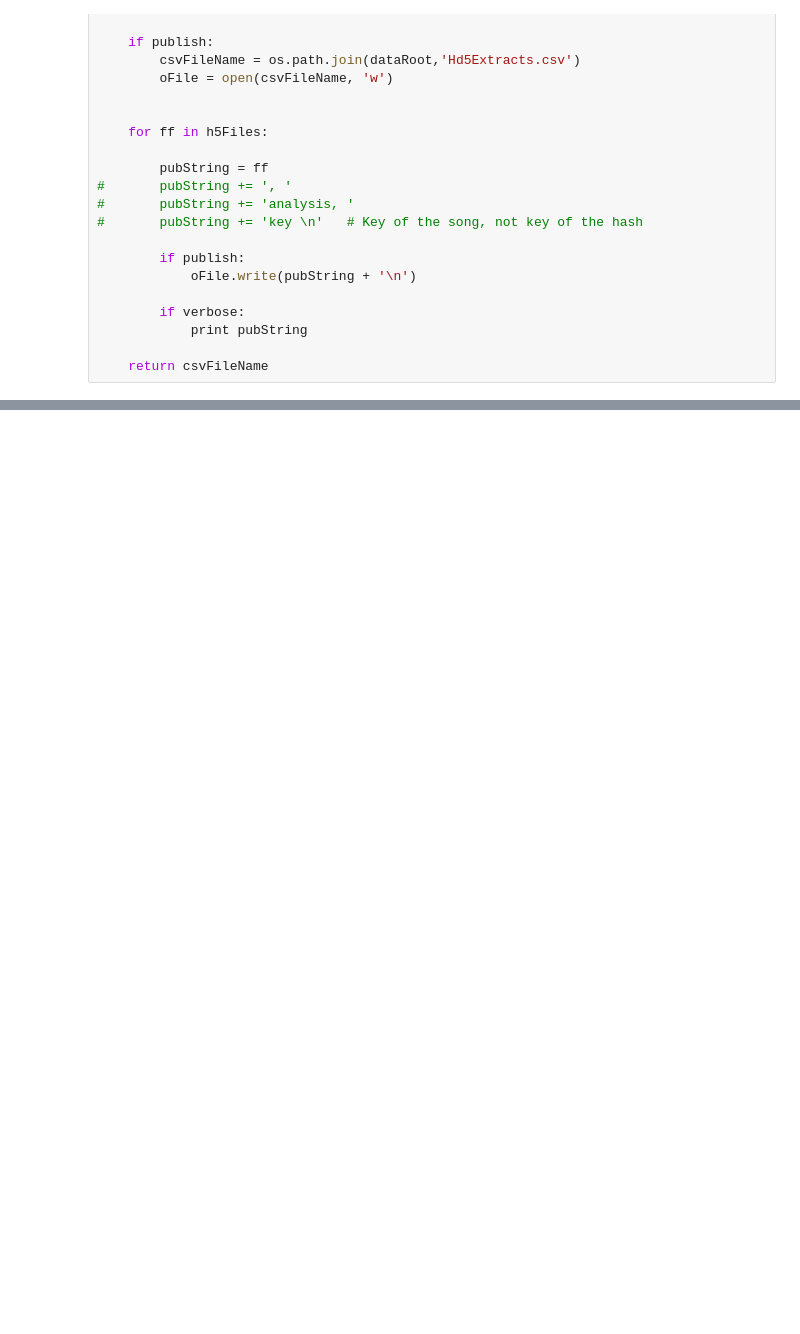
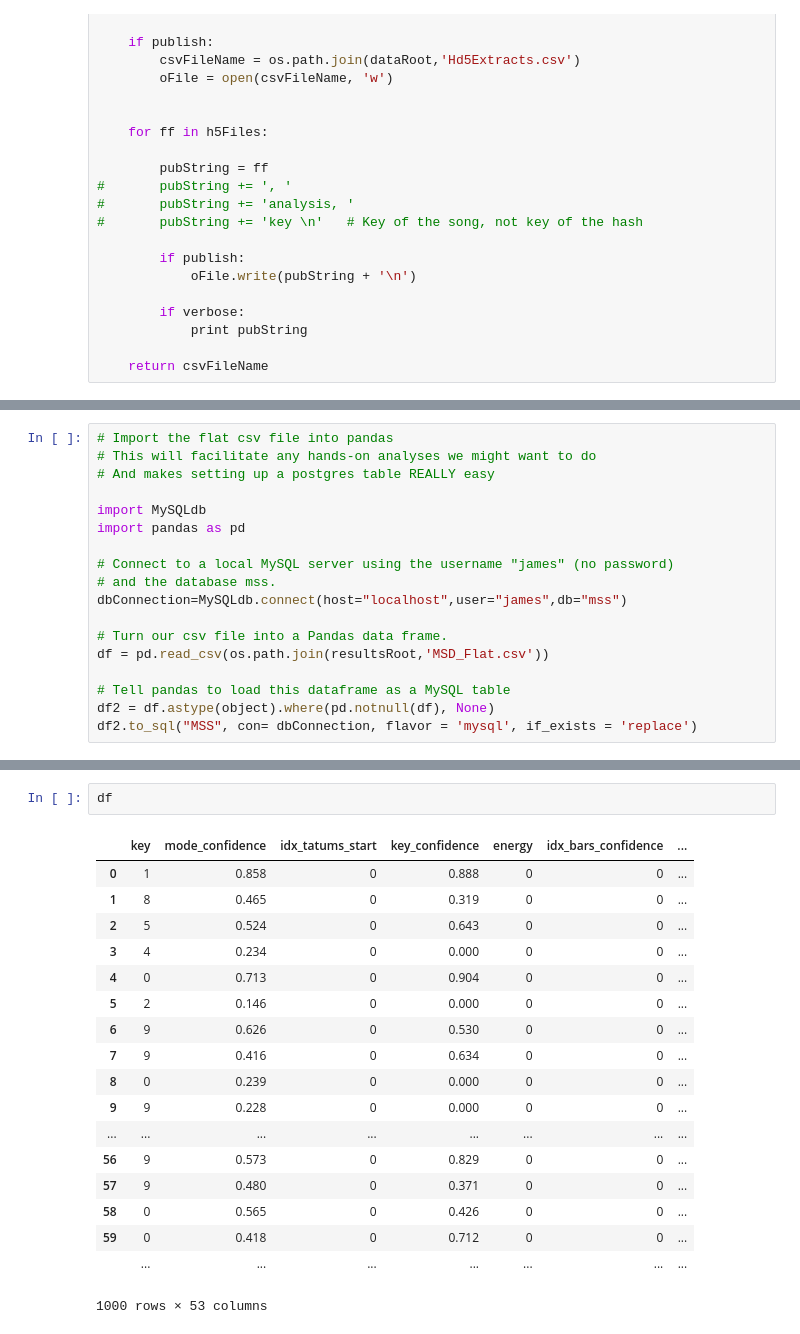
Before and after one commit to mjasek114/w205-Million-Song-Database, a Jupyter notebook: jupyter/extractCSVsubset.py.ipynb, the cells around one changed output, grey strips where cells are left out. Saved outputs shown, nothing was run; the diff lists cells and outputs as text; blank space fills up the shorter version.

Commit message:
Finished up extraction and database loading to MySQL

```diff
--- a/jupyter/extractCSVsubset.py.ipynb
+++ b/jupyter/extractCSVsubset.py.ipynb
@@ -173,3 +208,21 @@ with open(os.path.join(resultsRoot,'MSD_Flat.csv'), 'wb') as output_file:
 print '\n\n\tComplete.  CSV written to ', os.path.join(resultsRoot,'MSD_Flat.csv'), '\n\n'
 # %% [output]
         Complete.  CSV written to  /home/james/MIDS/mss/results/MSD_Flat.csv
+# %%
+# Import the flat csv file into pandas
+# This will facilitate any hands-on analyses we might want to do
+# And makes setting up a postgres table REALLY easy
+
+import MySQLdb
+import pandas as pd
+
+# Connect to a local MySQL server using the username "james" (no password)
+# and the database mss.
+dbConnection=MySQLdb.connect(host="localhost",user="james",db="mss")
+
+# Turn our csv file into a Pandas data frame.
+df = pd.read_csv(os.path.join(resultsRoot,'MSD_Flat.csv'))
+
+# Tell pandas to load this dataframe as a MySQL table
+df2 = df.astype(object).where(pd.notnull(df), None)
+df2.to_sql("MSS", con= dbConnection, flavor = 'mysql', if_exists = 'replace')
@@ -175,0 +253,21 @@ print '\n\n\tComplete.  CSV written to ', os.path.join(resultsRoot,'MSD_Flat.csv
+# %%
+df
+# %% [output]
+|  | key | mode_confidence | idx_tatums_start | key_confidence | energy | idx_bars_confidence | ... |
+| 0 | 1 | 0.858 | 0 | 0.888 | 0 | 0 | ... |
+| 1 | 8 | 0.465 | 0 | 0.319 | 0 | 0 | ... |
+| 2 | 5 | 0.524 | 0 | 0.643 | 0 | 0 | ... |
+| 3 | 4 | 0.234 | 0 | 0.000 | 0 | 0 | ... |
+| 4 | 0 | 0.713 | 0 | 0.904 | 0 | 0 | ... |
+| 5 | 2 | 0.146 | 0 | 0.000 | 0 | 0 | ... |
+| 6 | 9 | 0.626 | 0 | 0.530 | 0 | 0 | ... |
+| 7 | 9 | 0.416 | 0 | 0.634 | 0 | 0 | ... |
+| 8 | 0 | 0.239 | 0 | 0.000 | 0 | 0 | ... |
+| 9 | 9 | 0.228 | 0 | 0.000 | 0 | 0 | ... |
+| ... | ... | ... | ... | ... | ... | ... | ... |
+| 56 | 9 | 0.573 | 0 | 0.829 | 0 | 0 | ... |
+| 57 | 9 | 0.480 | 0 | 0.371 | 0 | 0 | ... |
+| 58 | 0 | 0.565 | 0 | 0.426 | 0 | 0 | ... |
+| 59 | 0 | 0.418 | 0 | 0.712 | 0 | 0 | ... |
+|  | ... | ... | ... | ... | ... | ... | ... |
+1000 rows × 53 columns
```
Also changed, not shown: parts of 6 cells of this notebook.
